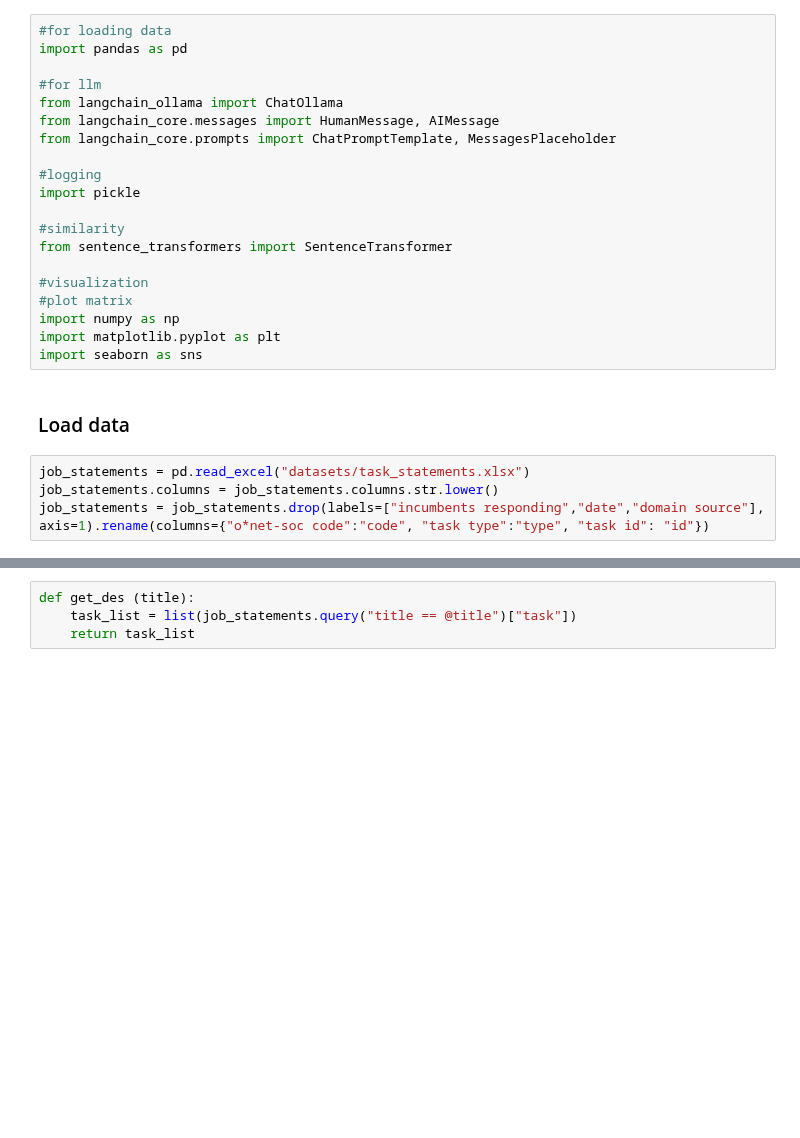
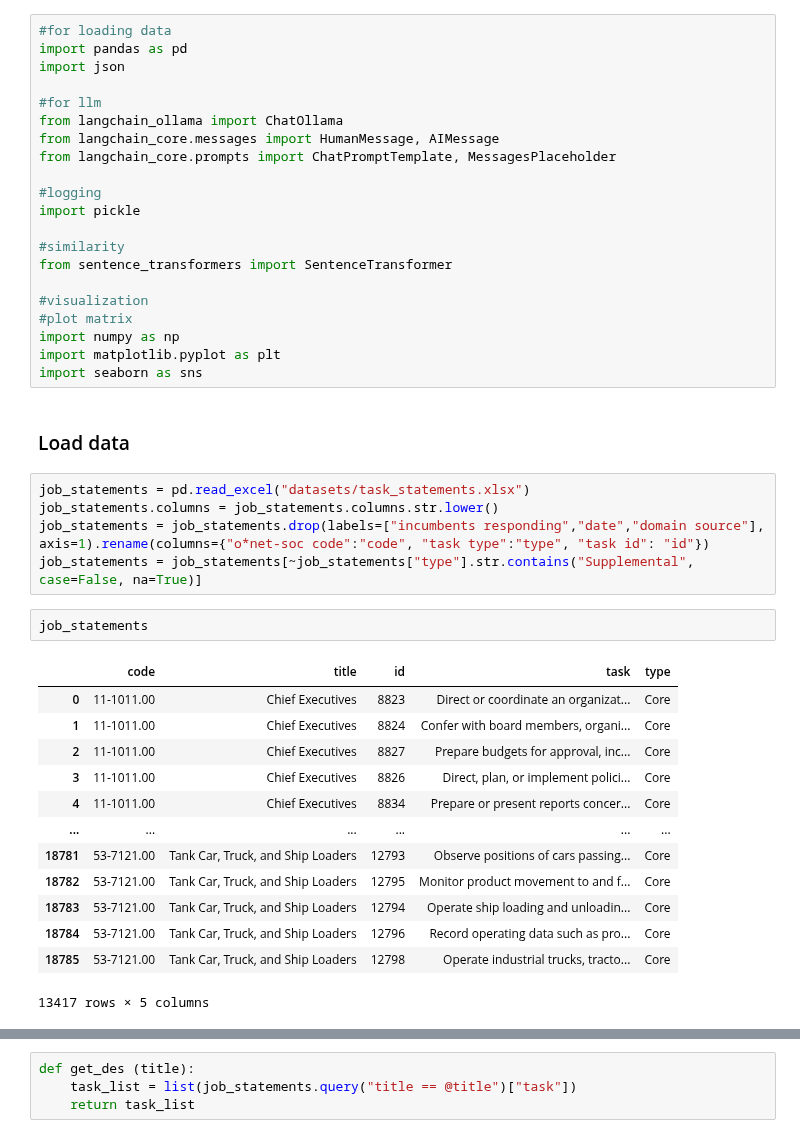
Before and after one commit to Segtanof/Teapot, a Jupyter notebook: task_match.ipynb, the cells around one changed output, grey strips where cells are left out. Drawn from its saved outputs; the diff is of its cells as text; blank space fills up the shorter version.

```diff
--- a/task_match.ipynb
+++ b/task_match.ipynb
@@ -1,6 +1,7 @@
 # %%
 #for loading data
 import pandas as pd
+import json
 
 #for llm
 from langchain_ollama import ChatOllama
@@ -24,6 +25,23 @@ import seaborn as sns
 job_statements = pd.read_excel("datasets/task_statements.xlsx")
 job_statements.columns = job_statements.columns.str.lower()
 job_statements = job_statements.drop(labels=["incumbents responding","date","domain source"], axis=1).rename(columns={"o*net-soc code":"code", "task type":"type", "task id": "id"})
+job_statements = job_statements[~job_statements["type"].str.contains("Supplemental", case=False, na=True)]
+# %%
+job_statements
+# %% [output]
+|  | code | title | id | task | type |
+| 0 | 11-1011.00 | Chief Executives | 8823 | Direct or coordinate an organizat... | Core |
+| 1 | 11-1011.00 | Chief Executives | 8824 | Confer with board members, organi... | Core |
+| 2 | 11-1011.00 | Chief Executives | 8827 | Prepare budgets for approval, inc... | Core |
+| 3 | 11-1011.00 | Chief Executives | 8826 | Direct, plan, or implement polici... | Core |
+| 4 | 11-1011.00 | Chief Executives | 8834 | Prepare or present reports concer... | Core |
+| ... | ... | ... | ... | ... | ... |
+| 18781 | 53-7121.00 | Tank Car, Truck, and Ship Loaders | 12793 | Observe positions of cars passing... | Core |
+| 18782 | 53-7121.00 | Tank Car, Truck, and Ship Loaders | 12795 | Monitor product movement to and f... | Core |
+| 18783 | 53-7121.00 | Tank Car, Truck, and Ship Loaders | 12794 | Operate ship loading and unloadin... | Core |
+| 18784 | 53-7121.00 | Tank Car, Truck, and Ship Loaders | 12796 | Record operating data such as pro... | Core |
+| 18785 | 53-7121.00 | Tank Car, Truck, and Ship Loaders | 12798 | Operate industrial trucks, tracto... | Core |
+13417 rows × 5 columns
 # %%
 # set up occupation data
 occupations = pd.read_excel('datasets/occupation_data.xlsx').dropna()
```
Also changed, not shown: parts of 7 cells of this notebook, 1 other file.
